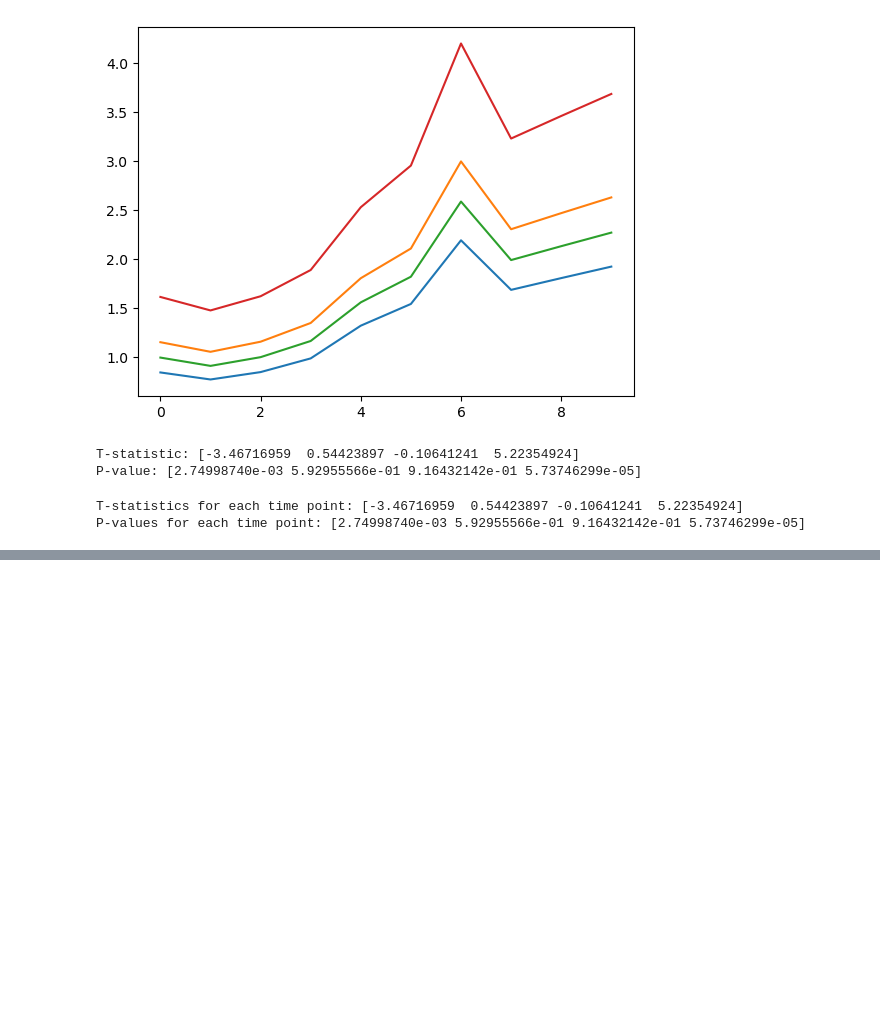
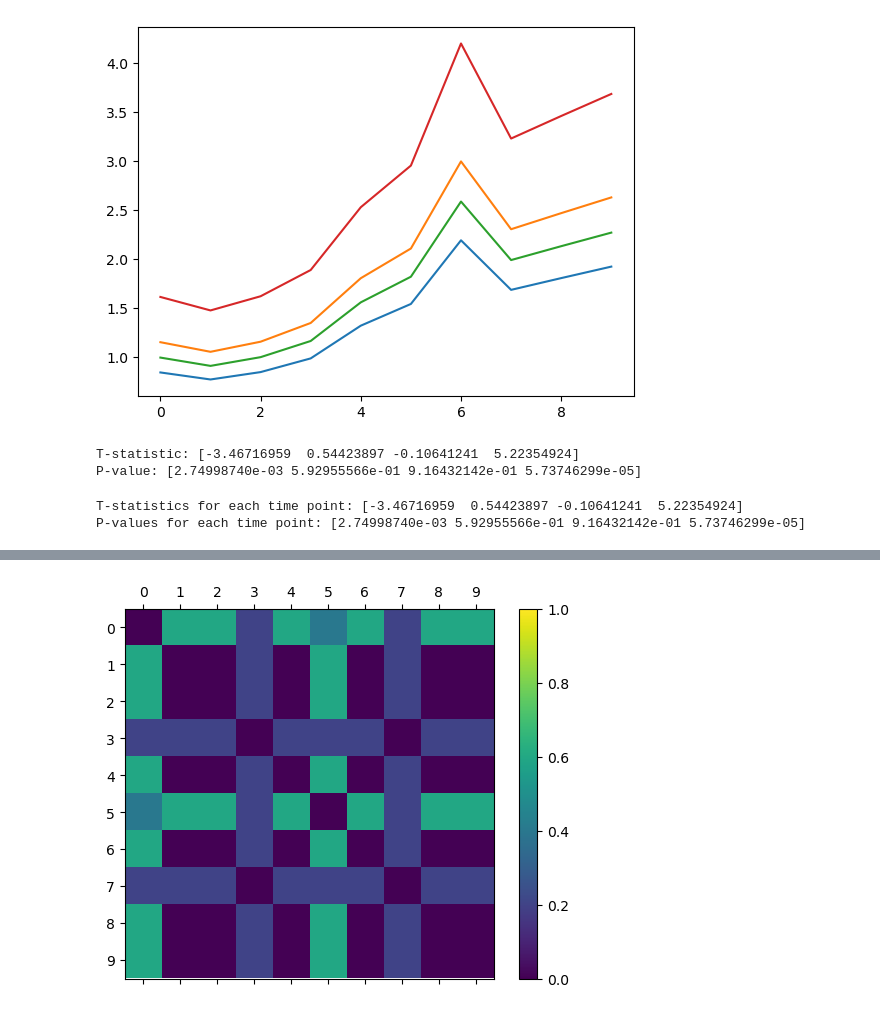
Before and after one commit to declanohara123/MastersDisertation, a Jupyter notebook: Untitled.ipynb, the cells around one changed output, grey strips where cells are left out. Drawn from its saved outputs; the diff is of its cells as text; code cells hidden in the pictures; blank space fills up the shorter version.

```diff
--- a/Untitled.ipynb
+++ b/Untitled.ipynb
@@ -1258,0 +1430,11 @@ P-values for each time point: [2.74998740e-03 5.92955566e-01 9.16432142e-01 5.73
+# %%
+fig = plt.figure()
+correlations = p_value
+ax = fig.add_subplot(111)
+cax = ax.matshow(correlations, vmin=0, vmax=1)
+fig.colorbar(cax)
+ticks = np.arange(0,10,1)
+ax.set_xticks(ticks)
+ax.set_yticks(ticks);
+# %% [output]
+[figure, added]
```
Also changed, not shown: parts of 8 cells of this notebook, 5 other files.
